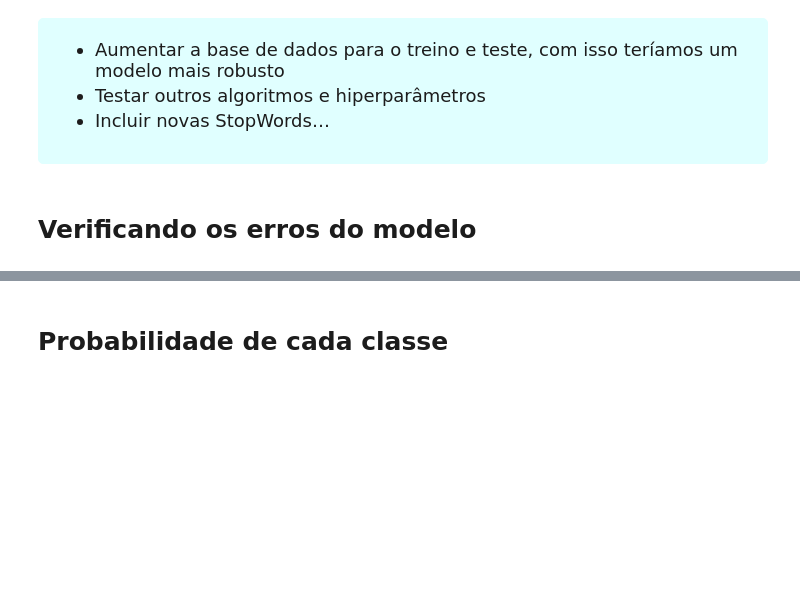
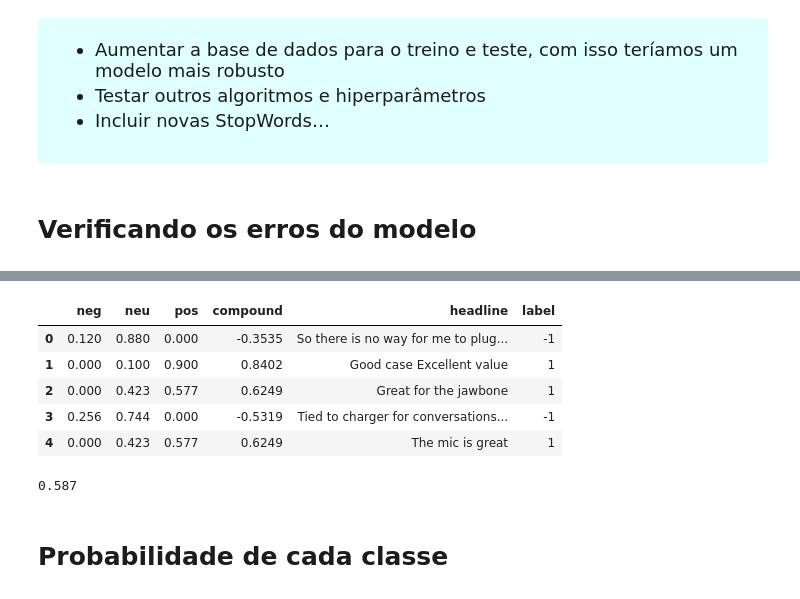
Before and after one commit to hermino/mini_curso_nlp, a Jupyter notebook: minicurso-nlp.ipynb, the cells around one changed output, grey strips where cells are left out. Saved outputs shown, nothing was run; the diff lists cells and outputs as text; code cells hidden in the pictures; blank space fills up the shorter version.

```diff
--- a/minicurso-nlp.ipynb
+++ b/minicurso-nlp.ipynb
@@ -493,0 +491,12 @@ NameError: name 'base_completa_teste' is not defined
+# %%
+from nltk.sentiment.vader import SentimentIntensityAnalyzer as SIA
+
+sia = SIA()
+results = []
+
+for line in amazon.sentence:
+    pol_score = sia.polarity_scores(line)
+    pol_score['headline'] = line
+    results.append(pol_score)
+
+print(results[:3])
@@ -493,0 +505,3 @@ NameError: name 'base_completa_teste' is not defined
+# %%
+sentimentos = pd.DataFrame.from_records(results)
+sentimentos.head()
@@ -493,0 +515,12 @@ NameError: name 'base_completa_teste' is not defined
+# %%
+sentimentos['label'] = 0
+sentimentos.loc[sentimentos['compound'] > 0.2, 'label'] = 1
+sentimentos.loc[sentimentos['compound'] < -0.2, 'label'] = -1
+sentimentos.head()
+# %% [output]
+|  | neg | neu | pos | compound | headline | label |
+| 0 | 0.120 | 0.880 | 0.000 | -0.3535 | So there is no way for me to plug... | -1 |
+| 1 | 0.000 | 0.100 | 0.900 | 0.8402 | Good case Excellent value | 1 |
+| 2 | 0.000 | 0.423 | 0.577 | 0.6249 | Great for the jawbone | 1 |
+| 3 | 0.256 | 0.744 | 0.000 | -0.5319 | Tied to charger for conversations... | -1 |
+| 4 | 0.000 | 0.423 | 0.577 | 0.6249 | The mic is great | 1 |
@@ -494,3 +529,7 @@ NameError: name 'base_completa_teste' is not defined
+# %%
+accuracy_score(amazon.label, sentimentos.label)
+# %% [output]
+0.587
 # %% [markdown]
 <h1 style='font-family:ubuntu; color:#1C1C1C; font-size:25px'>Probabilidade de cada classe</h1>
 # %%
```
Also changed, not shown: parts of 54 cells of this notebook.
